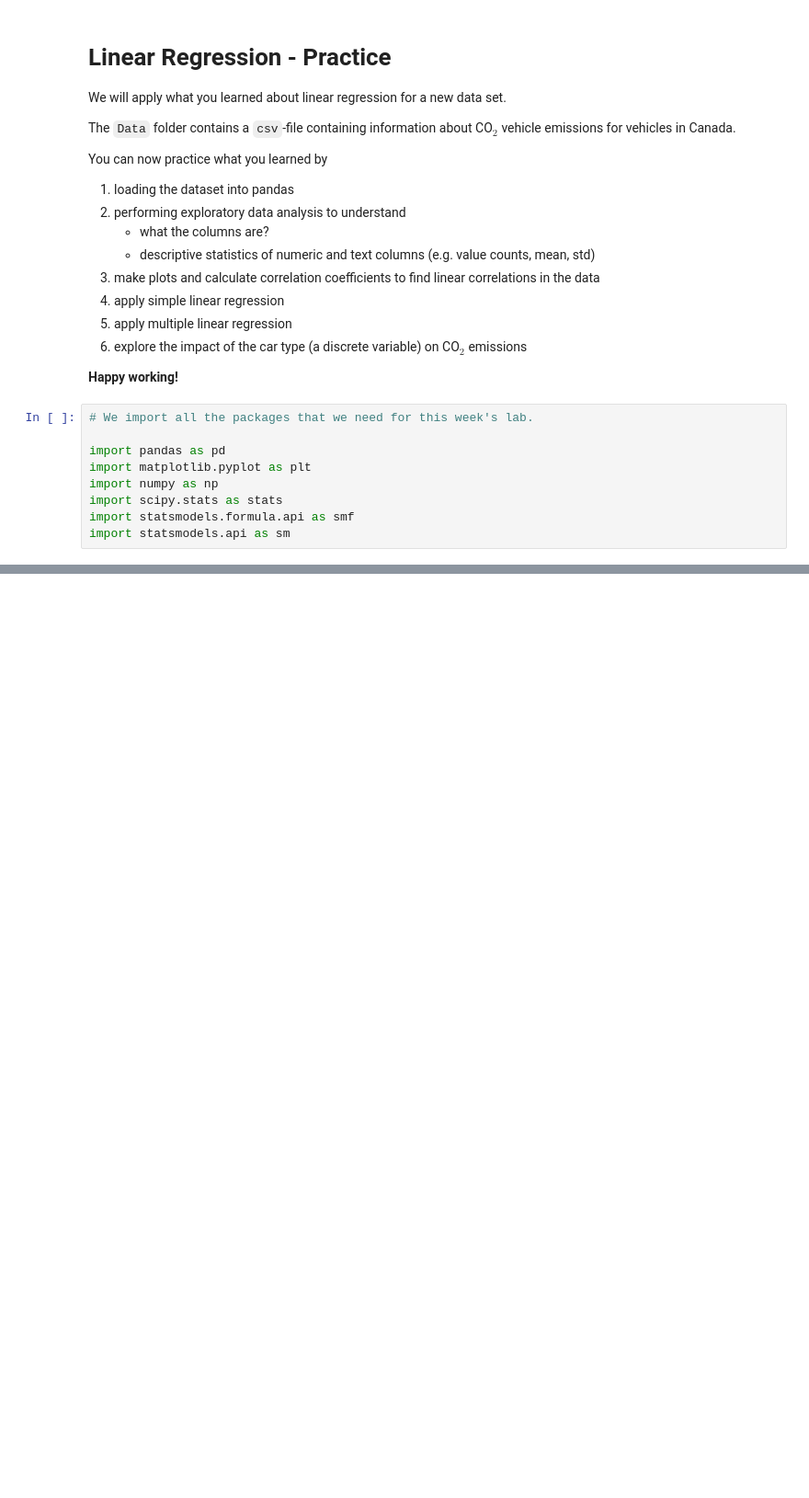
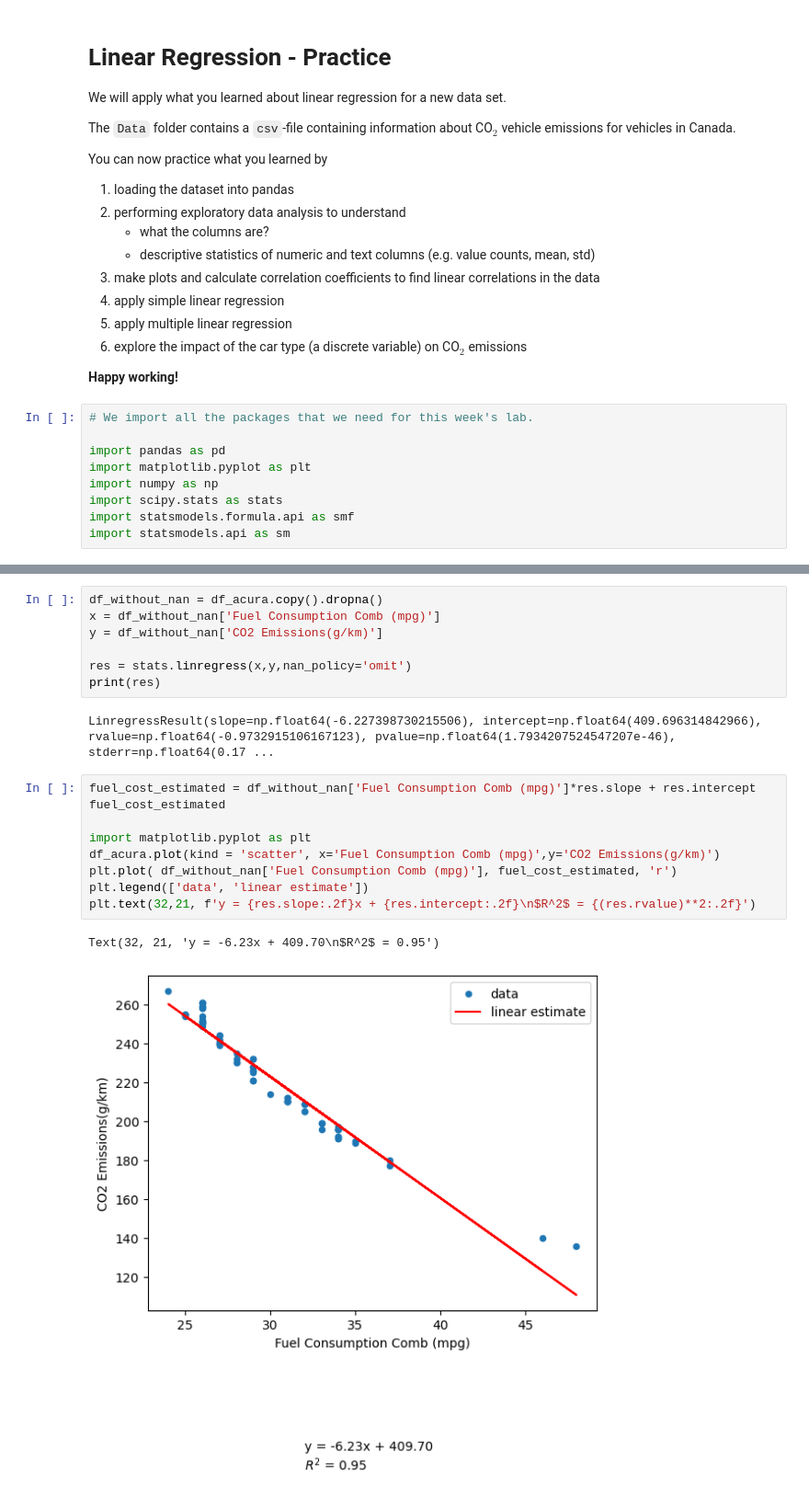
Before and after one commit to megnicely/ISAT_420_S26_Shared, a Jupyter notebook: W12_Statistical_Models/Code/w12_linear_models_practice.ipynb, the cells around one changed output, grey strips where cells are left out. Shown at 92% size. Cells and saved outputs as stored; diff of their text form; blank space fills up the shorter version.

```diff
--- a/W12_Statistical_Models/Code/w12_linear_models_practice.ipynb
+++ b/W12_Statistical_Models/Code/w12_linear_models_practice.ipynb
@@ -38,0 +94,21 @@ df_penguins.head()
+# %%
+df_without_nan = df_acura.copy().dropna()
+x = df_without_nan['Fuel Consumption Comb (mpg)']
+y = df_without_nan['CO2 Emissions(g/km)']
+
+res = stats.linregress(x,y,nan_policy='omit')
+print(res)
+# %% [output]
+LinregressResult(slope=np.float64(-6.227398730215506), intercept=np.float64(409.696314842966), rvalue=np.float64(-0.9732915106167123), pvalue=np.float64(1.7934207524547207e-46), stderr=np.float64(0.17 ...
+# %%
+fuel_cost_estimated = df_without_nan['Fuel Consumption Comb (mpg)']*res.slope + res.intercept
+fuel_cost_estimated
+
+import matplotlib.pyplot as plt
+df_acura.plot(kind = 'scatter', x='Fuel Consumption Comb (mpg)',y='CO2 Emissions(g/km)')
+plt.plot( df_without_nan['Fuel Consumption Comb (mpg)'], fuel_cost_estimated, 'r')
+plt.legend(['data', 'linear estimate'])
+plt.text(32,21, f'y = {res.slope:.2f}x + {res.intercept:.2f}\n$R^2$ = {(res.rvalue)**2:.2f}')
+# %% [output]
+Text(32, 21, 'y = -6.23x + 409.70\n$R^2$ = 0.95')
+[figure, added]
```
Also changed, not shown: parts of 7 cells of this notebook.
